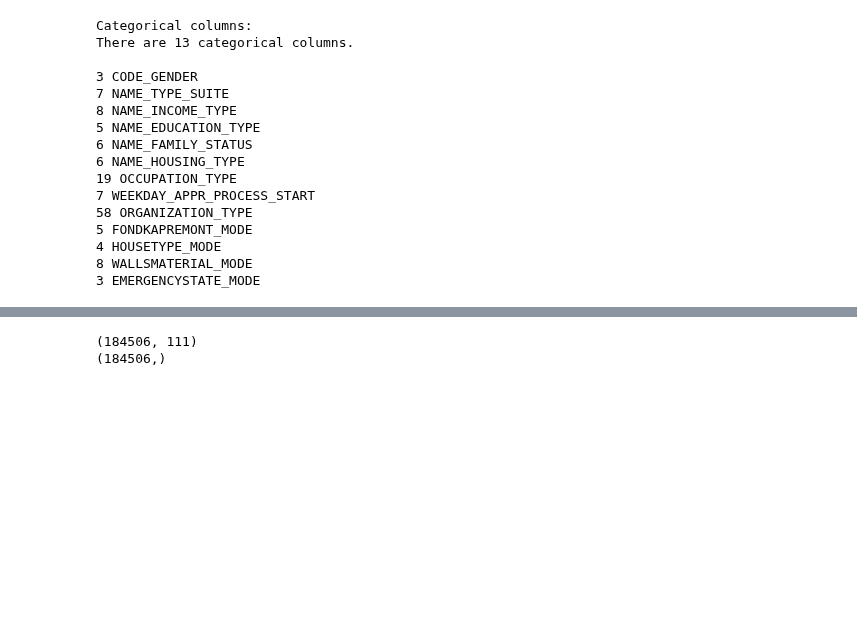
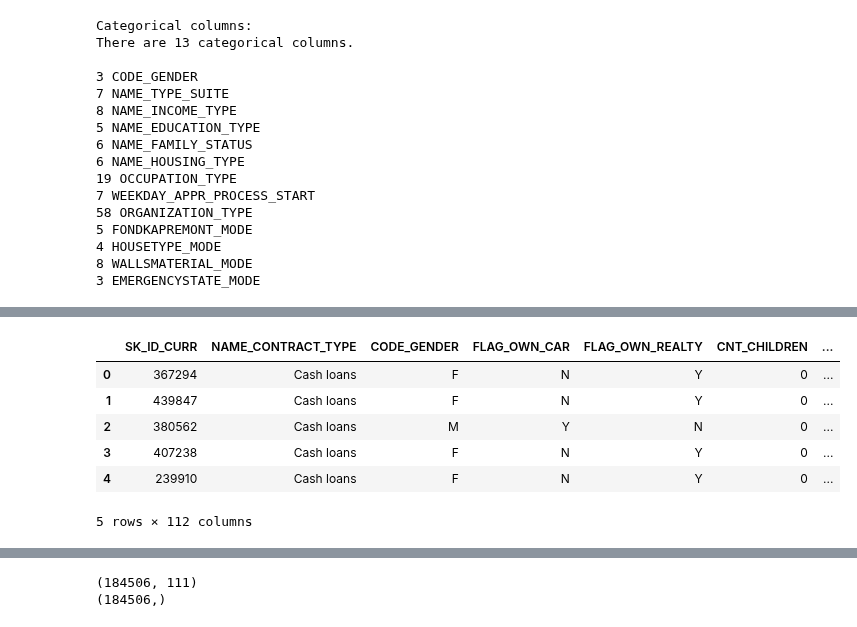
Before and after one commit to DhruvAwasthi/AI511_HOMELOAN_2022, a Jupyter notebook: notebooks/2022_10_25_iter_4_exploratory_data_analysis.ipynb, the cells around one changed output, grey strips where cells are left out. Cells and saved outputs as stored; diff of their text form; code cells hidden in the pictures; blank space fills up the shorter version.

```diff
--- a/notebooks/2022_10_25_iter_4_exploratory_data_analysis.ipynb
+++ b/notebooks/2022_10_25_iter_4_exploratory_data_analysis.ipynb
@@ -471,0 +560,22 @@ There are 13 categorical columns.
+# %%
+columns_to_drop = [
+    "REGION_POPULATION_RELATIVE",
+    "FLAG_MOBIL",
+    "FLAG_DOCUMENT_2",
+    "FLAG_DOCUMENT_4",
+    "FLAG_DOCUMENT_7",
+    "FLAG_DOCUMENT_10",
+    "FLAG_DOCUMENT_12",
+    "FLAG_DOCUMENT_17",
+    "FLAG_DOCUMENT_21",
+]
+test = test.drop(columns=columns_to_drop)
+test.head()
+# %% [output]
+|  | SK_ID_CURR | NAME_CONTRACT_TYPE | CODE_GENDER | FLAG_OWN_CAR | FLAG_OWN_REALTY | CNT_CHILDREN | ... |
+| 0 | 367294 | Cash loans | F | N | Y | 0 | ... |
+| 1 | 439847 | Cash loans | F | N | Y | 0 | ... |
+| 2 | 380562 | Cash loans | M | Y | N | 0 | ... |
+| 3 | 407238 | Cash loans | F | N | Y | 0 | ... |
+| 4 | 239910 | Cash loans | F | N | Y | 0 | ... |
+5 rows × 112 columns
```
Also changed, not shown: parts of 35 cells of this notebook.
